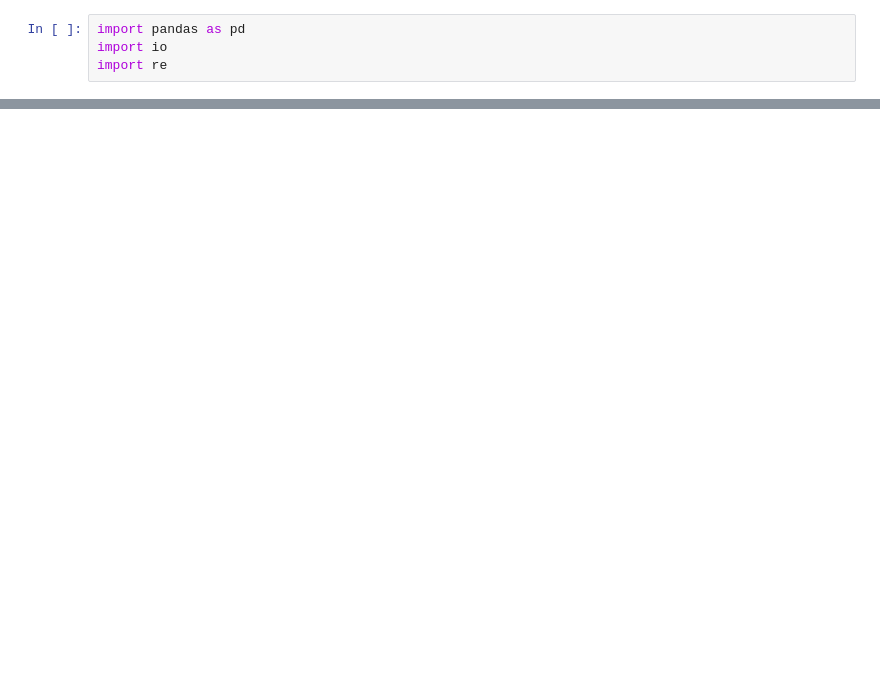
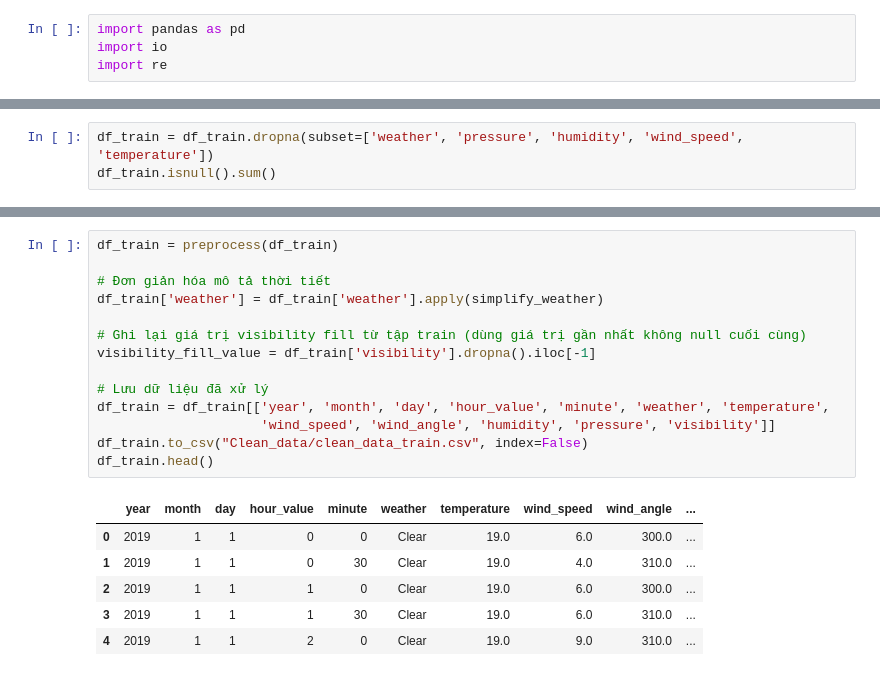
Before and after one commit to WinG-282k4/Weather-forecast, a Jupyter notebook: Clean_data.ipynb, the cells around one changed output, grey strips where cells are left out. Cells and saved outputs as stored; diff of their text form; blank space fills up the shorter version.

```diff
--- a/Clean_data.ipynb
+++ b/Clean_data.ipynb
@@ -91,0 +80,3 @@ Name: count, dtype: int64
+# %%
+df_train = df_train.dropna(subset=['weather', 'pressure', 'humidity', 'wind_speed', 'temperature'])
+df_train.isnull().sum()
@@ -91,0 +94,21 @@ Name: count, dtype: int64
+# %%
+df_train = preprocess(df_train)
+
+# Đơn giản hóa mô tả thời tiết
+df_train['weather'] = df_train['weather'].apply(simplify_weather)
+
+# Ghi lại giá trị visibility fill từ tập train (dùng giá trị gần nhất không null cuối cùng)
+visibility_fill_value = df_train['visibility'].dropna().iloc[-1]
+
+# Lưu dữ liệu đã xử lý
+df_train = df_train[['year', 'month', 'day', 'hour_value', 'minute', 'weather', 'temperature',
+                     'wind_speed', 'wind_angle', 'humidity', 'pressure', 'visibility']]
+df_train.to_csv("Clean_data/clean_data_train.csv", index=False)
+df_train.head()
+# %% [output]
+|  | year | month | day | hour_value | minute | weather | temperature | wind_speed | wind_angle | ... |
+| 0 | 2019 | 1 | 1 | 0 | 0 | Clear | 19.0 | 6.0 | 300.0 | ... |
+| 1 | 2019 | 1 | 1 | 0 | 30 | Clear | 19.0 | 4.0 | 310.0 | ... |
+| 2 | 2019 | 1 | 1 | 1 | 0 | Clear | 19.0 | 6.0 | 300.0 | ... |
+| 3 | 2019 | 1 | 1 | 1 | 30 | Clear | 19.0 | 6.0 | 310.0 | ... |
+| 4 | 2019 | 1 | 1 | 2 | 0 | Clear | 19.0 | 9.0 | 310.0 | ... |
```
Also changed, not shown: parts of 13 cells of this notebook, 8 other files.
